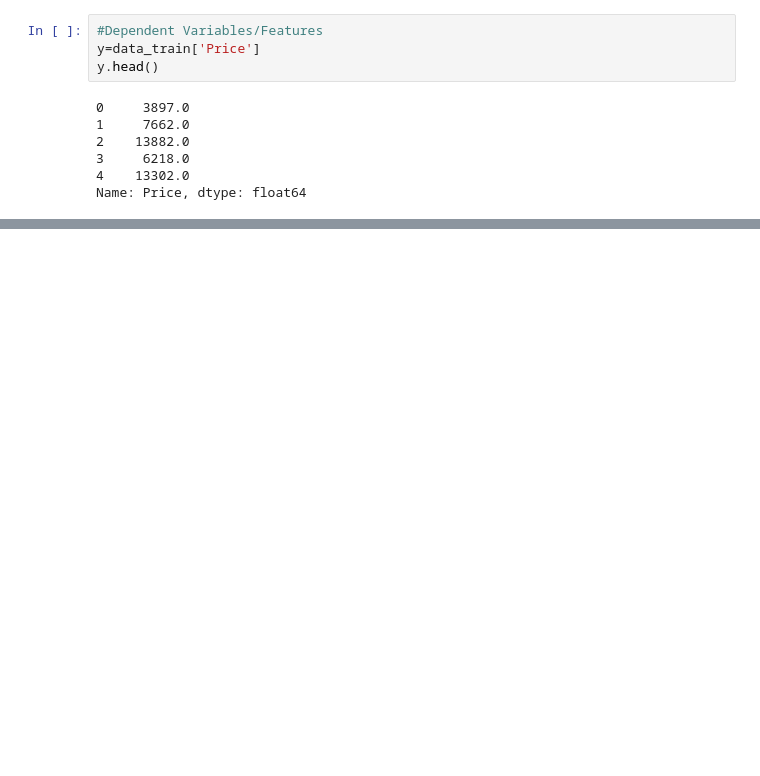
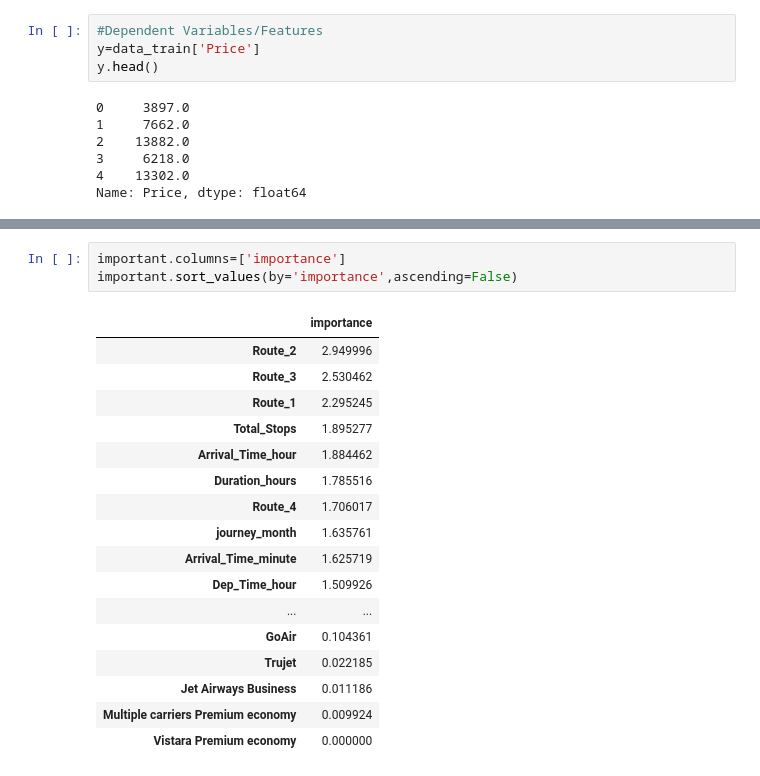
Before and after one commit to shihabrafio/Airlines_Tickets_Fare_Predictor, a Jupyter notebook: Airlines Ticket.ipynb, the cells around one changed output, grey strips where cells are left out. Drawn from its saved outputs; the diff is of its cells as text; blank space fills up the shorter version.

```diff
--- a/Airlines Ticket.ipynb
+++ b/Airlines Ticket.ipynb
@@ -646,0 +670,21 @@ Name: Price, dtype: float64
+# %%
+important.columns=['importance']
+important.sort_values(by='importance',ascending=False)
+# %% [output]
+|  | importance |
+| Route_2 | 2.949996 |
+| Route_3 | 2.530462 |
+| Route_1 | 2.295245 |
+| Total_Stops | 1.895277 |
+| Arrival_Time_hour | 1.884462 |
+| Duration_hours | 1.785516 |
+| Route_4 | 1.706017 |
+| journey_month | 1.635761 |
+| Arrival_Time_minute | 1.625719 |
+| Dep_Time_hour | 1.509926 |
+| ... | ... |
+| GoAir | 0.104361 |
+| Trujet | 0.022185 |
+| Jet Airways Business | 0.011186 |
+| Multiple carriers Premium economy | 0.009924 |
+| Vistara Premium economy | 0.000000 |
```
Also changed, not shown: parts of 10 cells of this notebook.
